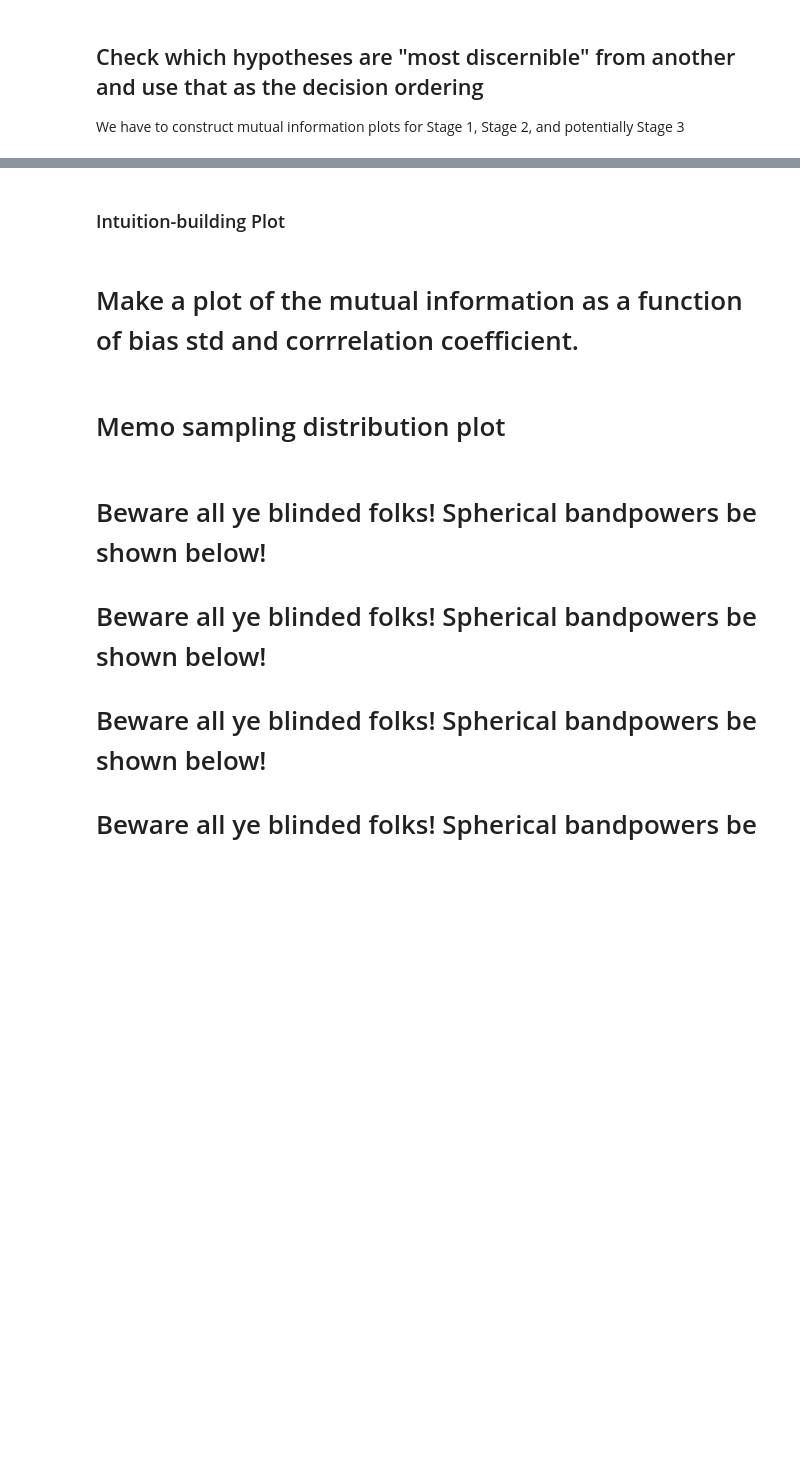
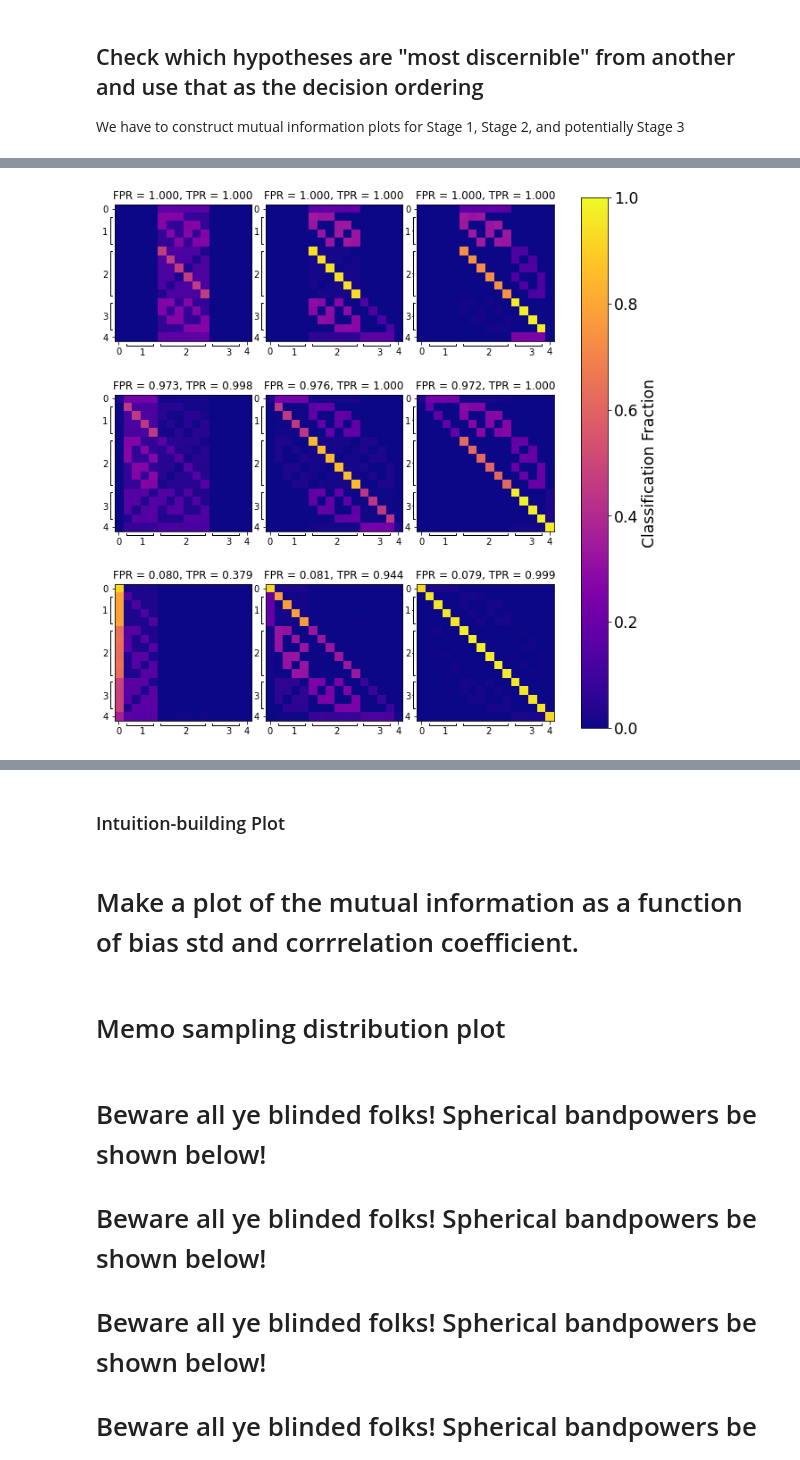
Before and after one commit to HERA-Team/hera_stats, a Jupyter notebook: notebooks/bias_jackknife.ipynb, the cells around one changed output, grey strips where cells are left out. Cells and saved outputs as stored; diff of their text form; code cells hidden in the pictures; blank space fills up the shorter version.

```diff
--- a/notebooks/bias_jackknife.ipynb
+++ b/notebooks/bias_jackknife.ipynb
@@ -604,0 +772,46 @@ print(sens, fpr)
+# %%
+perf_matr = get_perf_matr(mode='exp', loss_val=1e4)
+
+fig, ax = plt.subplots(nrows=3, ncols=3, figsize=(9, 9))
+ann_lowy = 16
+ann_lowx = -1
+for ax_ind1 in range(3):
+    for ax_ind2 in range(3):
+        imdat = perf_matr[ax_ind1, ax_ind2]
+        ax_ob = ax[ax_ind1, ax_ind2]
+        cax = ax_ob.imshow(imdat, vmin=0, vmax=1, cmap='plasma')
+        stat_dict = {"FPR": 1 - imdat[0, 0], "TPR": 1-  imdat[1:, 0].mean()}
+        stat_dict['ratio'] = stat_dict['TPR'] / stat_dict['FPR']
+        ax_ob.set_title("FPR = %.3f, TPR = %.3f" % (stat_dict['FPR'], stat_dict['TPR']))
+        ax_ob.annotate('1', xy=(ann_lowx, 2.5), xytext=(-1.9, 3), arrowprops=dict(arrowstyle='-[, widthB=1.5, lengthB=0.2',
+                                                                              connectionstyle='angle'),
+                      annotation_clip=False)
+        ax_ob.annotate('2', xy=(ann_lowx, 7.5), xytext=(-1.9, 8), arrowprops=dict(arrowstyle='-[, widthB=2.5, lengthB=0.2',
+                                                                              connectionstyle='angle'),
+                      annotation_clip=False)
+        ax_ob.annotate('3', xy=(ann_lowx, 12.5), xytext=(-1.9, 13), arrowprops=dict(arrowstyle='-[, widthB=1.5, lengthB=0.2',
+                                                                              connectionstyle='angle'),
+                      annotation_clip=False)
+        ax_ob.annotate('1', xy=(2.5, ann_lowy), xytext=(2.5, 17.1),
+                       arrowprops=dict(arrowstyle='-[, widthB=1.5, lengthB=0.2, angleB=-90',
+                       connectionstyle='angle'),
+                      annotation_clip=False)
+        ax_ob.annotate('2', xy=(7.5, ann_lowy), xytext=(7.5, 17.1),
+                       arrowprops=dict(arrowstyle='-[, widthB=2.5, lengthB=0.2, angleB=-90',
+                       connectionstyle='angle'),
+                      annotation_clip=False)
+        ax_ob.annotate('3', xy=(12.5, ann_lowy), xytext=(12.5, 17.1),
+                       arrowprops=dict(arrowstyle='-[, widthB=1.5, lengthB=0.2, angleB=-90',
+                       connectionstyle='angle'),
+                      annotation_clip=False)
+        ax_ob.set_xticks([0, 15])
+        ax_ob.set_xticklabels([0, 4])
+        ax_ob.set_yticks([0, 15])
+        ax_ob.set_yticklabels([0, 4])
+fig.tight_layout()
+cbar = fig.colorbar(cm.ScalarMappable(norm=mpl.colors.Normalize(vmin=0, vmax=1), cmap='plasma'), ax=ax)
+cbar.set_label("Classification Fraction", fontsize='xx-large')
+cbar.ax.tick_params(labelsize='xx-large')
+fig.savefig("toy_class_exp.pdf")
+# %% [output]
+[figure, added]
```
Also changed, not shown: parts of 61 cells of this notebook.
